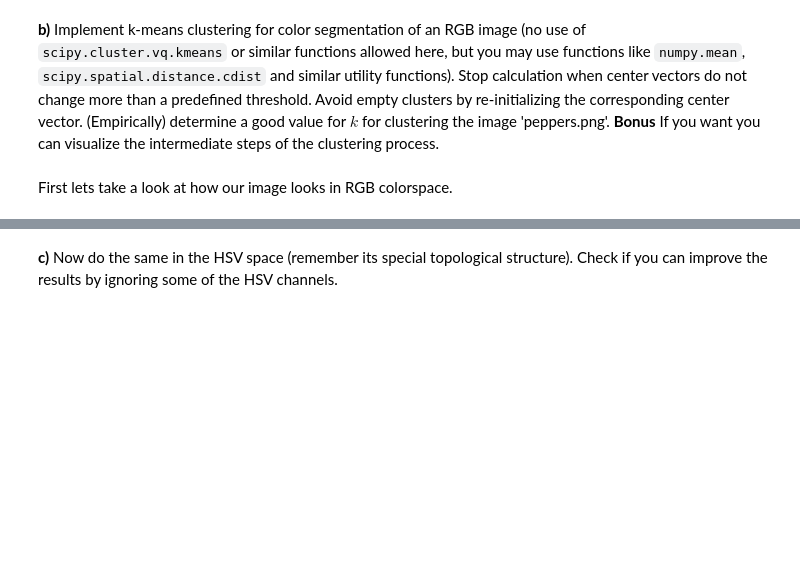
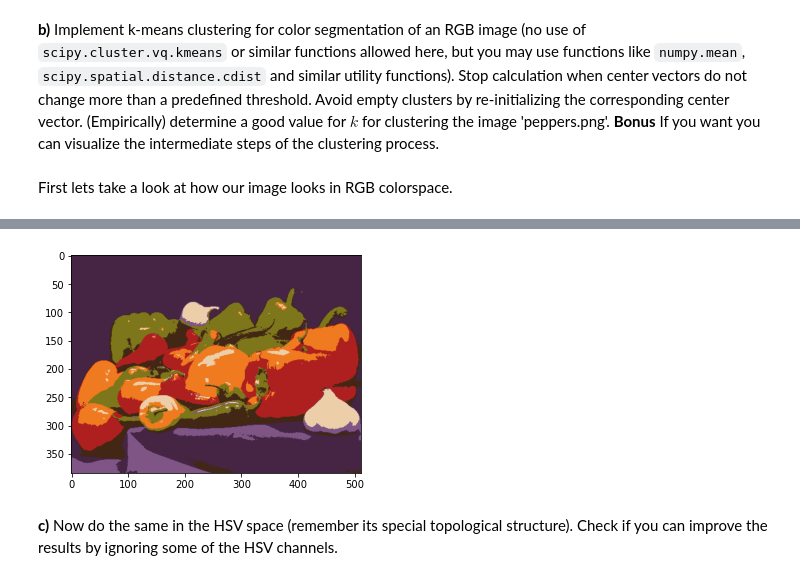
Before and after one commit to jebape/cv3_2021, a Jupyter notebook: Sheet 05/sheet05.ipynb, the cells around one changed output, grey strips where cells are left out. Saved outputs shown, nothing was run; the diff lists cells and outputs as text; code cells hidden in the pictures; blank space fills up the shorter version.

```diff
--- a/Sheet 05/sheet05.ipynb
+++ b/Sheet 05/sheet05.ipynb
@@ -297,6 +297,7 @@ def kmeans_rgb(img, k, threshold=0, do_display=None):
             RGB color for each cluster center.
     """
     t = 0
+    M, N, _ = img.shape
 
     vec = img.reshape((-1, img.shape[2]))
     n_pixels = vec.shape[0]
@@ -304,16 +305,39 @@ def kmeans_rgb(img, k, threshold=0, do_display=None):
     random_indices = np.random.choice(n_pixels, size=k, replace=False)
     centers = vec[random_indices]
 
+    # list of rgb values in img
+    rgb = [[img[x][y][0], img[x][y][1], img[x][y][2]] for x in range(M) for y in range(N)]
+
     change = float('Inf')
 
     while change > threshold:
-        old_centers = centers.copy()
-
-        cluster = distance.cdist(vec, centers).argmin(axis=1)
+        change = 0
+        # compute distance between each pair of the two collections of inputs
+        rgb_dist_to_centers = distance.cdist(rgb, centers)
+        # assign closest cluster center to each rgb value
+        cluster_for_each_rgb = np.array([np.argmin(distances) for distances in rgb_dist_to_centers])
 
         for i in range(k):
+            if i in cluster_for_each_rgb:
+                # determine colors that are assigned to the currently considered cluster
+                colors = [rgb[x] for x in range(len(rgb)) if cluster_for_each_rgb[x] == i]
 
+                # update cluster center
+                new_center = []
+                for channel in range(3):
+                    avg = 0
+                    for x in colors:
+                        avg += x[channel]
+                    new_center.append(int(avg / len(colors)))
 
+            else:
+                # re-initialize center with random int
+                new_center = np.random.randint(255, size=3)
+
+            change += distance.cdist([centers[i]], [new_center])
+            centers[i] = new_center
+    cluster = cluster_for_each_rgb.reshape((M, N))
+    return cluster, centers
 img = imread('images/peppers.png')
 
 cluster, centers = kmeans_rgb(img, k=7, threshold=0, do_display=True)
@@ -324,3 +347,4 @@ IndentationError: expected an indented block (<ipython-input-14-18e3a39e5227>, l
+[figure, added]
 # %% [markdown]
 **c)** Now do the same in the HSV space (remember its special topological structure). Check if you can improve the results by ignoring some of the HSV channels.
 # %%
```
Also changed, not shown: parts of 2 cells of this notebook.
